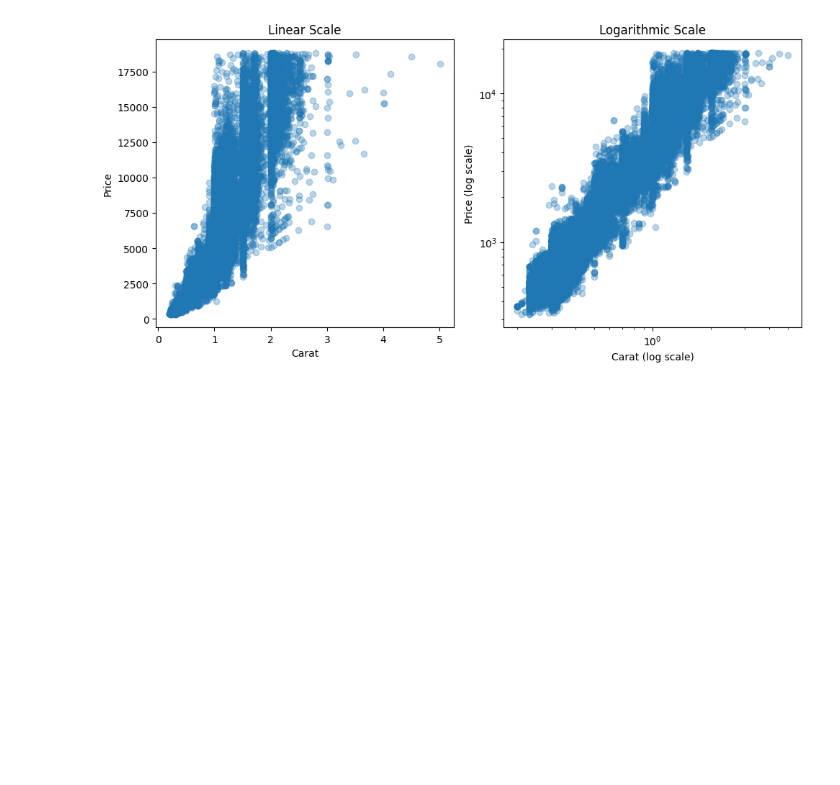
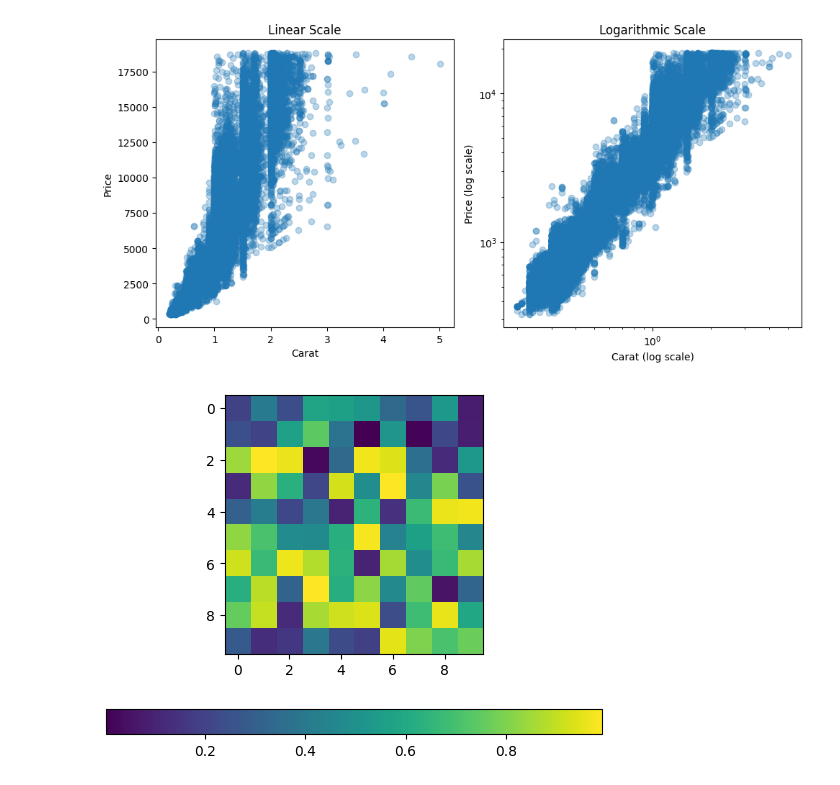
Before and after one commit to b3rian/Data_Science, a Jupyter notebook: matplotlib tutorial.ipynb, the cells around one changed output. Cells and saved outputs as stored; diff of their text form; code cells hidden in the pictures; blank space fills up the shorter version.

```diff
--- a/matplotlib tutorial.ipynb
+++ b/matplotlib tutorial.ipynb
@@ -139,3 +139,19 @@ plt.tight_layout()
 plt.show()
 # %% [output]
 [figure]
+# %%
+# Sample data
+data = np.random.rand(10, 10)
+
+# Create figure
+fig, ax = plt.subplots()
+
+# Display the image with a color mapping
+cax = ax.imshow(data, cmap='viridis')
+
+# Add colorbar
+fig.colorbar(cax, orientation='horizontal')
+
+plt.show()
+# %% [output]
+[figure, added]
```
Also changed, not shown: parts of 2 cells of this notebook.
